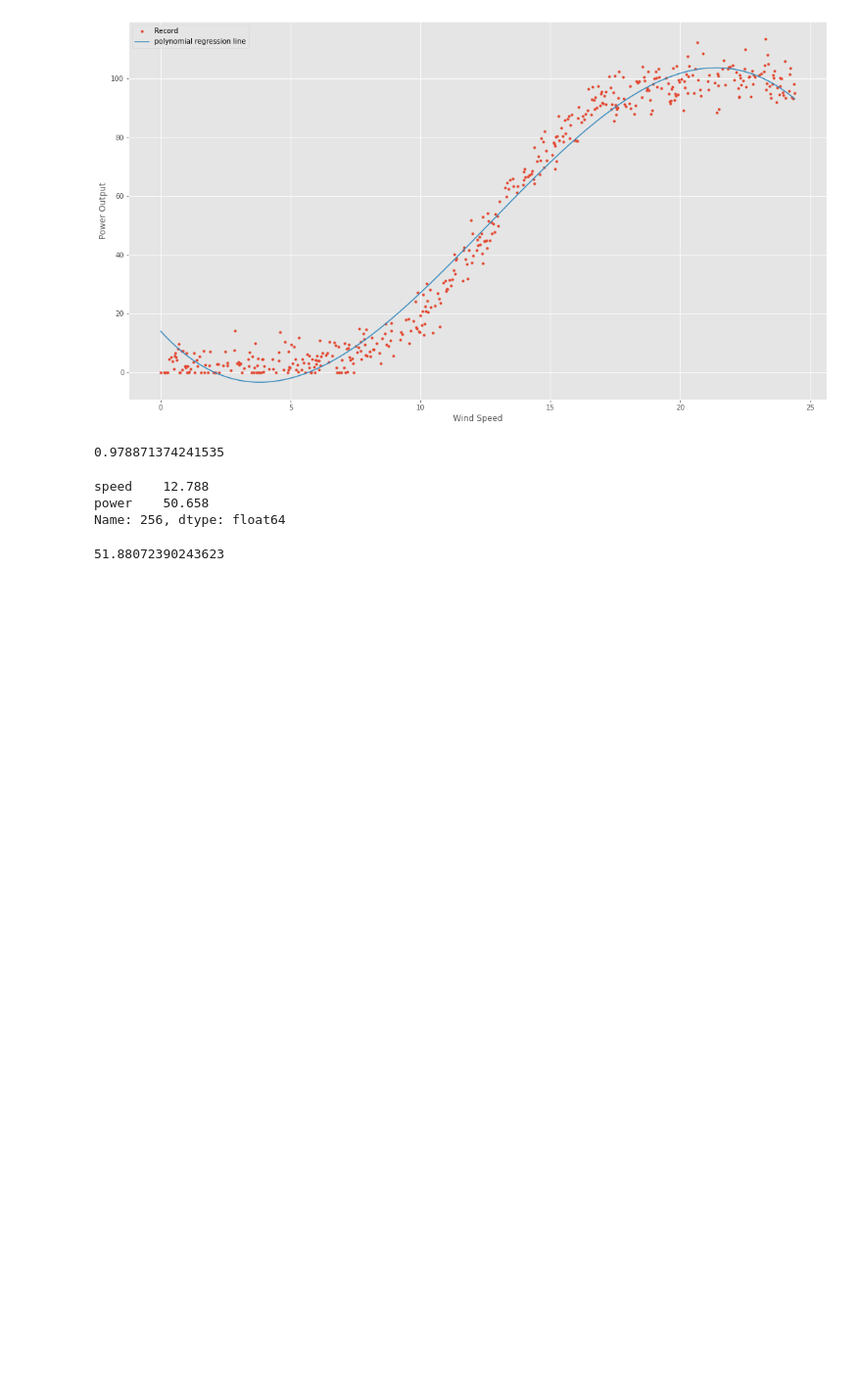
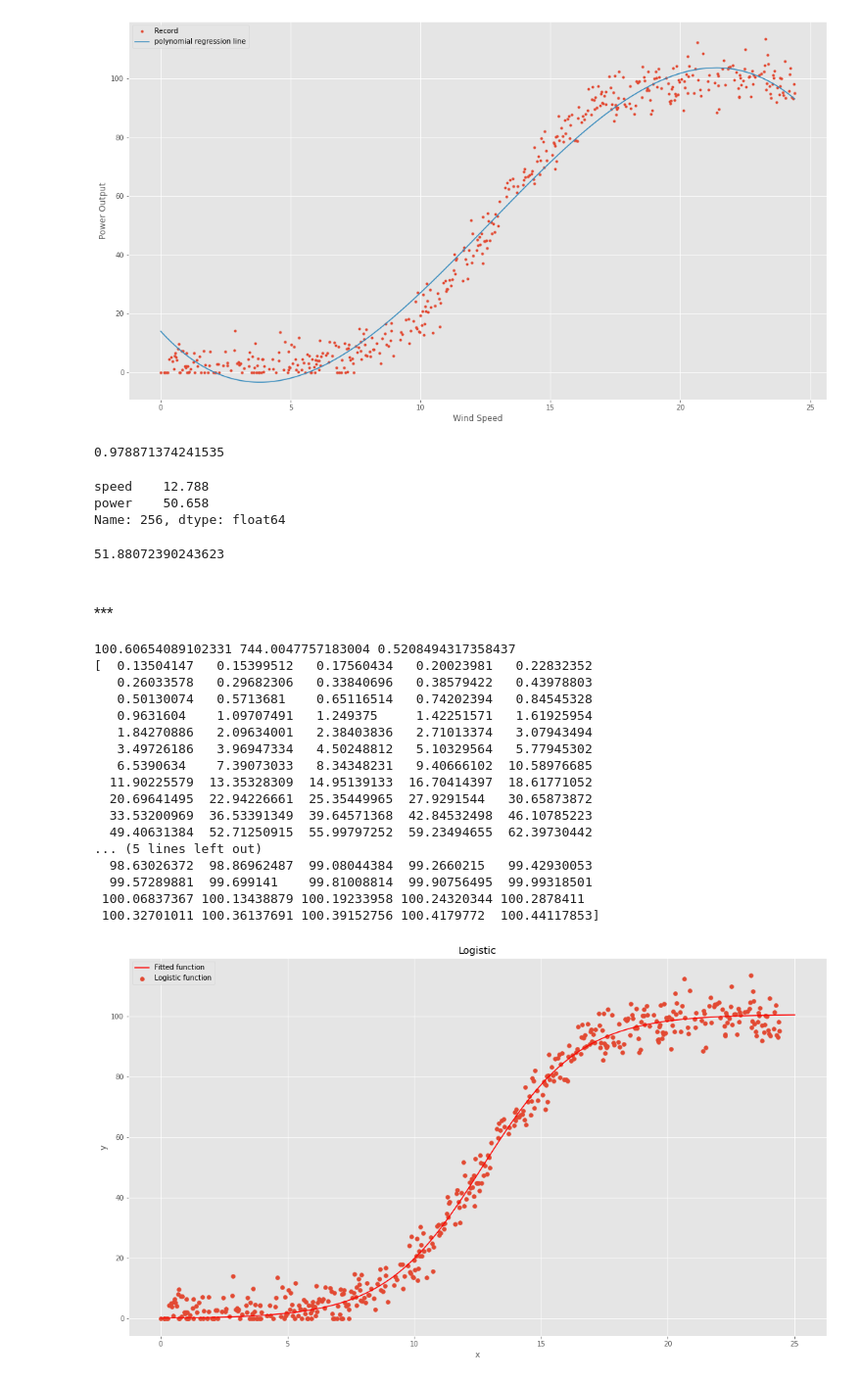
Before and after one commit to ocoleman/fundamentalsDA-project2020, a Jupyter notebook: project.ipynb, the cells around one changed output. Shown at 98% size. Cells and saved outputs as stored; diff of their text form; code cells hidden in the pictures; blank space fills up the shorter version.

```diff
--- a/project.ipynb
+++ b/project.ipynb
@@ -114,3 +119,45 @@ power = polymodel(12.788)
 print(power)
 # %% [output]
 51.88072390243623
+# %% [markdown]
+<br>
+***
+# %%
+
+
+def logifunc(x,l,c,k):
+    return l / (1 + c*np.exp(-k*x))
+
+popt, pcov = curve_fit(logifunc, x, y, p0=[100,1,1])
+print(*popt)
+
+x_data = np.linspace(0,25,num=100)
+print(logifunc(x_data, *popt))
+
+plt.scatter(x,y,label='Logistic function')
+plt.plot(x_data, logifunc(x_data, *popt), 'r-',label='Fitted function')
+
+plt.title("Logistic")
+plt.xlabel('x')
+plt.ylabel('y')
+plt.legend()
+plt.show()
+# %% [output]
+100.60654089102331 744.0047757183004 0.5208494317358437
+[  0.13504147   0.15399512   0.17560434   0.20023981   0.22832352
+   0.26033578   0.29682306   0.33840696   0.38579422   0.43978803
+   0.50130074   0.5713681    0.65116514   0.74202394   0.84545328
+   0.9631604    1.09707491   1.249375     1.42251571   1.61925954
+   1.84270886   2.09634001   2.38403836   2.71013374   3.07943494
+   3.49726186   3.96947334   4.50248812   5.10329564   5.77945302
+   6.5390634    7.39073033   8.34348231   9.40666102  10.58976685
+  11.90225579  13.35328309  14.95139133  16.70414397  18.61771052
+  20.69641495  22.94226661  25.35449965  27.9291544   30.65873872
+  33.53200969  36.53391349  39.64571368  42.84532498  46.10785223
+  49.40631384  52.71250915  55.99797252  59.23494655  62.39730442
+... (5 lines left out)
+  98.63026372  98.86962487  99.08044384  99.2660215   99.42930053
+  99.57289881  99.699141    99.81008814  99.90756495  99.99318501
+ 100.06837367 100.13438879 100.19233958 100.24320344 100.2878411
+ 100.32701011 100.36137691 100.39152756 100.4179772  100.44117853]
+[figure, added]
```
Also changed, not shown: parts of 6 cells of this notebook.
